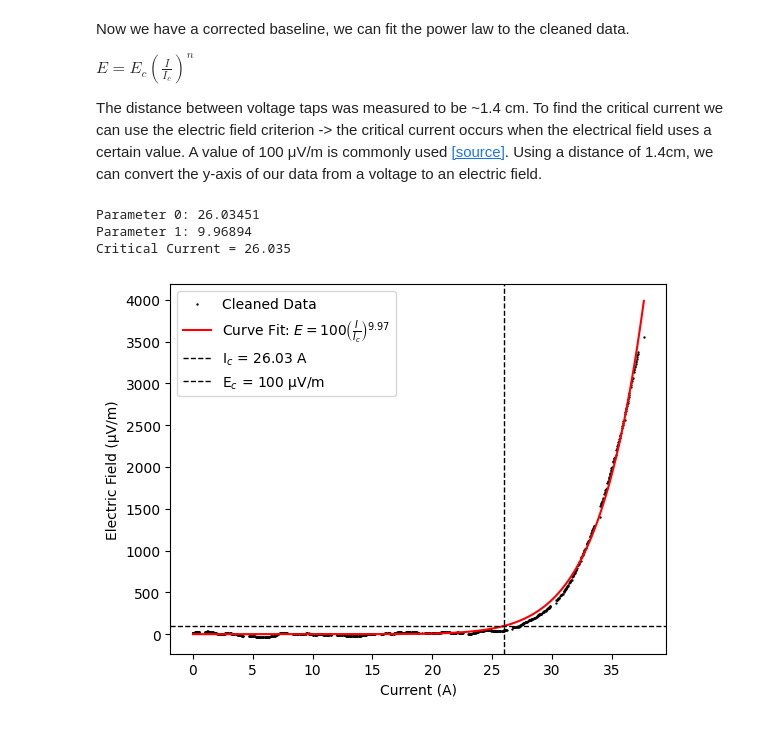
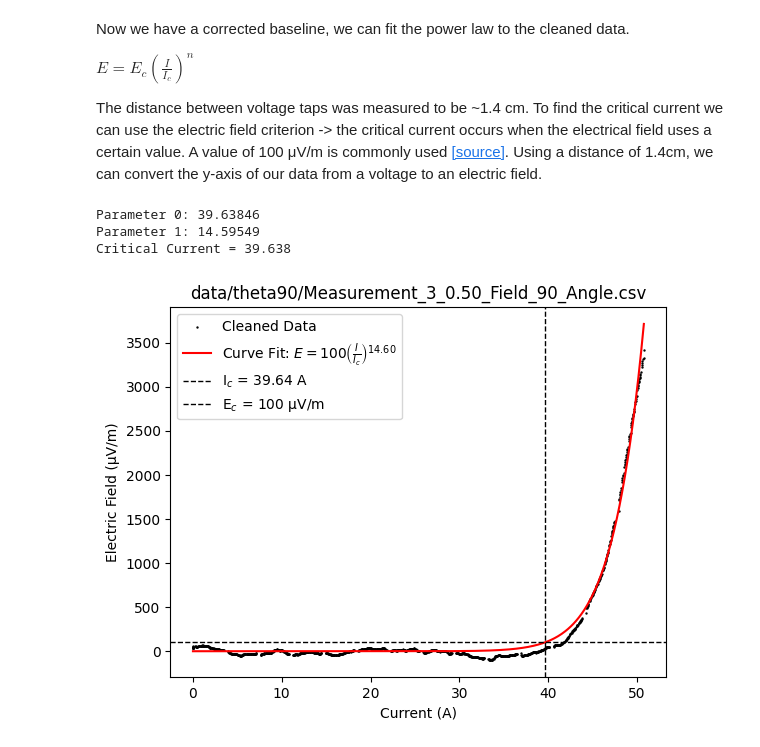
Before and after one commit to rcs19/jrn542_icy_durham, a Jupyter notebook: src/workbook.ipynb, the cells around one changed output. Drawn from its saved outputs; the diff is of its cells as text; code cells hidden in the pictures.

```diff
--- a/src/workbook.ipynb
+++ b/src/workbook.ipynb
@@ -166,7 +166,7 @@ Because there's a linear increase before the critical current, we will first lin
 # %% [markdown]
 Let's try fitting to one dataset first:
 # %%
-filename = 'data/theta0/Measurement_1_0.50_Field_0_Angle.csv'
+filename = 'data/theta90/Measurement_3_0.50_Field_90_Angle.csv'
 df = pd.read_csv(filename, skiprows=11, names=['current_A','voltage_uV','time_s'], sep='\\s+')
 
 # Linear Fitting to half the data
@@ -233,9 +233,10 @@ def power_fitting(xdata, ydata):
     guess = [30, 20]
 
     try:
-        popt, pcov = curve_fit(fit_function, xdata, ydata, p0=guess, ) # can add maxfev=5000
+        popt, pcov = curve_fit(fit_function, xdata, ydata, p0=guess) # can add maxfev=5000
     except RuntimeError as e:
         print('Fit did not converge:', e)
+        return np.nan, np.nan, [np.nan, np.nan]
     # Print Parameters
     for i in range(len(popt)):
         print(f'Parameter {i}: {popt[i]:.5f}') # ± {np.sqrt(pcov[i][i]):.5f}
@@ -247,24 +248,25 @@ def power_fitting(xdata, ydata):
 # %%
 # Fitting the power law
 ydata_clean = (df['voltage_uV'] - linear_yvalues)/(1.4E-2) # Converting from voltage to electric field (1.4 cm voltage tap distance)
 x_extended = np.linspace(df['current_A'].min(), df['current_A'].max(), 500)
 I_c, n, popt = power_fitting(xdata, ydata_clean)
 y_fit = fit_function(x_extended, *popt)
 
 # Plotting
 fig, ax = plt.subplots()
 ax.scatter(xdata, ydata_clean, label='Cleaned Data', s=0.5, c='black')
 ax.plot(x_extended, y_fit, c='red', label=f'Curve Fit: $E = {E_c} \\left(\\frac{{I}}{{I_c}}\\right)^{{{n:.2f}}}$')
 ax.axvline(I_c, ls='--', label=f'I$_c$ = {I_c:.2f} A', lw=1, c='black')
 ax.axhline(E_c, ls='--', label=f'E$_c$ = {E_c} μV/m', lw=1, c='black')
 ax.set_xlabel('Current (A)')
 ax.set_ylabel('Electric Field (μV/m)')
+ax.set_title(f'{filename}')
 plt.legend()
 plt.plot()
 
 print(f'Critical Current = {I_c:.3f}')
 # %% [output]
-Parameter 0: 26.03451
-Parameter 1: 9.96894
-Critical Current = 26.035
+Parameter 0: 39.63846
+Parameter 1: 14.59549
+Critical Current = 39.638
-[figure, old version]
+[figure, new version]
```
Also changed, not shown: parts of 1 cell of this notebook, 1 other file.
